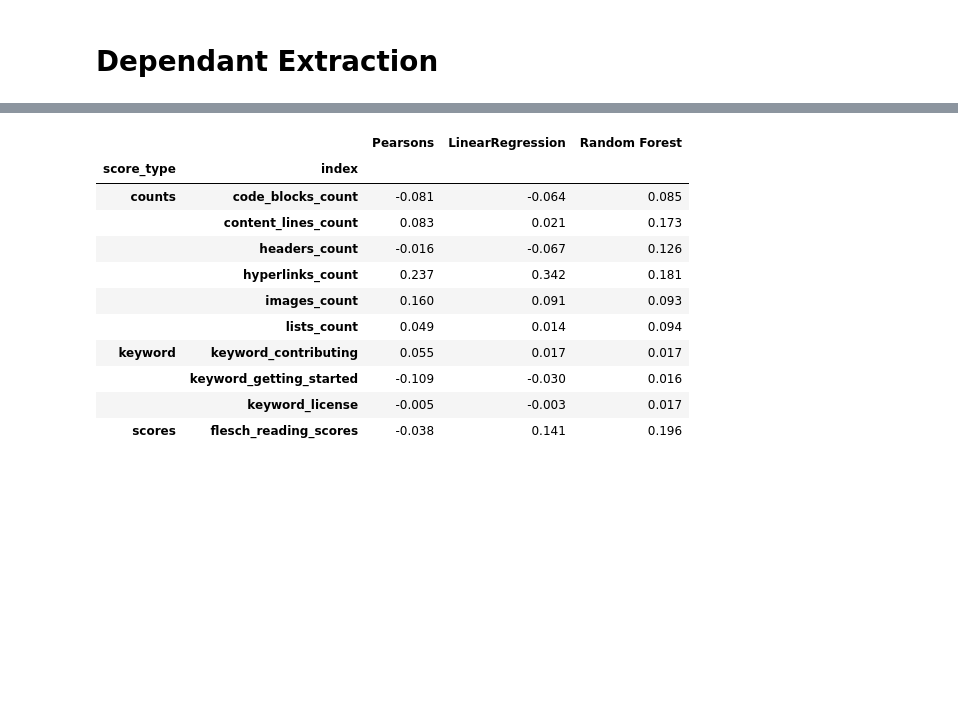
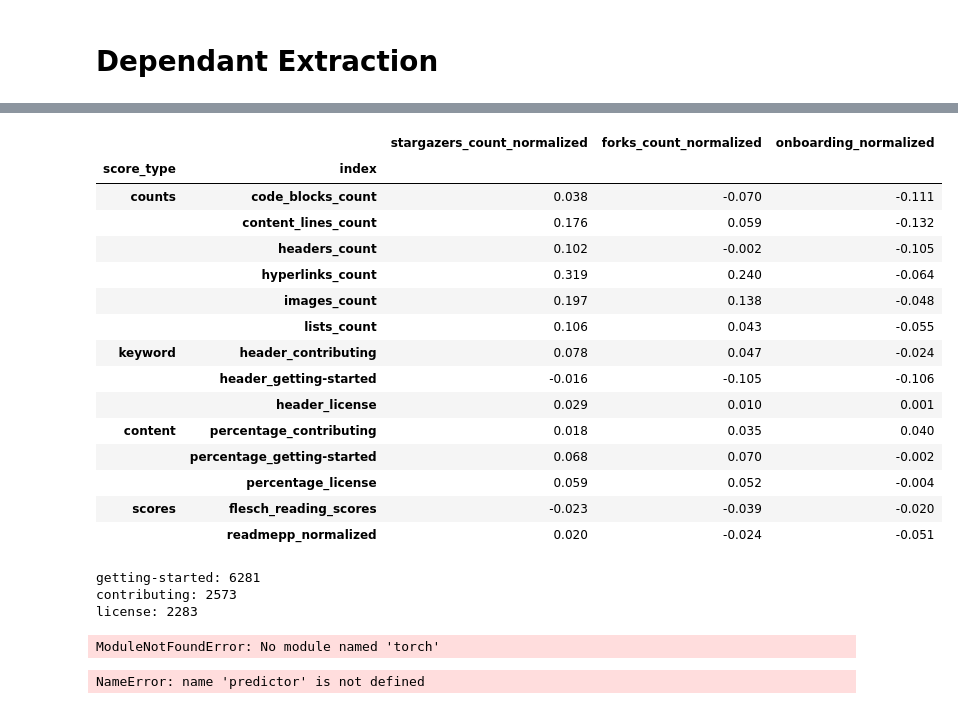
Before and after one commit to enochlev/CS573_Documentation_Quality, a Jupyter notebook: github_parser.ipynb, the cells around one changed output, grey strips where cells are left out. Cells and saved outputs as stored; diff of their text form; code cells hidden in the pictures; blank space fills up the shorter version.

```diff
--- a/github_parser.ipynb
+++ b/github_parser.ipynb
@@ -235,3 +425,11 @@ for index,row in repos_df.iterrows():
             readme_text.append(readme)
     except:
         readme_text.append(None)
+
+repos_df["readme_text"] = readme_text
+repos_df = repos_df.dropna(subset=["readme_text"])
+
+from readmepp import ReadMe
+
+predictor = ReadMe(lang='en')
+predictor.model.to('cuda')
@@ -328,0 +497,2 @@ KeyError: 'contributing'
+# %%
+repos_df["readmepp"] = repos_df["readme_text"].apply(lambda x: predictor.predict(x) if x else None)
@@ -337,10 +595,12 @@ forks_ = np.log1p(repos_df["forks_count"])
 forks_ = (forks_ - forks_.min()) / (forks_.max() - forks_.min())
 repos_df['forks_count_normalized'] = forks_
 
-watchers_ = np.log1p(repos_df["watchers_count"])
-watchers_ = (watchers_ - watchers_.min()) / (watchers_.max() - watchers_.min())
-repos_df['watchers_count_normalized'] = watchers_
+# watchers_ = np.log1p(repos_df["watchers_count"])
+# watchers_ = (watchers_ - watchers_.min()) / (watchers_.max() - watchers_.min())
+# repos_df['watchers_count_normalized'] = watchers_
 
-heurstics = (stars_ + forks_ + watchers_) / 3
+heurstics = repos_df["forks_count"]/repos_df["stargazers_count"]
 heurstics = (heurstics - heurstics.min()) / (heurstics.max() - heurstics.min())
-repos_df['popularity_heurstic'] = heurstics
+repos_df['onboarding_normalized'] = heurstics
+
+repos_df[['readmepp_normalized']] = (repos_df[['readmepp']] - 1)/5
@@ -459,26 +723,56 @@ Random forest feature importance for keyword_license: 0.017
 # %%
 # convert to pands dataframe with mulit index
 # rows is the score type
 # columns is the feature (with subcolumns for each method)
 
 score_df = pd.DataFrame()
 for score_type, score_data in score_dict.items():
     df_sub = pd.DataFrame(score_data).T
     df_sub = df_sub.reset_index()
     df_sub.insert(0, "score_type", score_type)
 
     score_df = pd.concat([score_df, df_sub], axis=0)
-score_df.groupby(["score_type",'index']).mean()
+
+sort_array = [2] * len(content_indenpendant_columns) + [0] * len(count_independent_columns) + [1] * len(keyword_independent_columns) + [3] * len(score_independent_columns)
+df_group = score_df.groupby(["score_type",'index']).mean()
+df_group["sort"] = sort_array
+df_group = df_group.sort_values(by=["sort"]).drop(columns="sort")
+df_group
 # %% [output]
-|  |  | Pearsons | LinearRegression | Random Forest |
+|  |  | stargazers_count_normalized | forks_count_normalized | onboarding_normalized |
 | score_type | index |  |  |  |
-| counts | code_blocks_count | -0.081 | -0.064 | 0.085 |
-|  | content_lines_count | 0.083 | 0.021 | 0.173 |
-|  | headers_count | -0.016 | -0.067 | 0.126 |
-|  | hyperlinks_count | 0.237 | 0.342 | 0.181 |
-|  | images_count | 0.160 | 0.091 | 0.093 |
-|  | lists_count | 0.049 | 0.014 | 0.094 |
-| keyword | keyword_contributing | 0.055 | 0.017 | 0.017 |
-|  | keyword_getting_started | -0.109 | -0.030 | 0.016 |
-|  | keyword_license | -0.005 | -0.003 | 0.017 |
-| scores | flesch_reading_scores | -0.038 | 0.141 | 0.196 |
+| counts | code_blocks_count | 0.038 | -0.070 | -0.111 |
+|  | content_lines_count | 0.176 | 0.059 | -0.132 |
+|  | headers_count | 0.102 | -0.002 | -0.105 |
+|  | hyperlinks_count | 0.319 | 0.240 | -0.064 |
+|  | images_count | 0.197 | 0.138 | -0.048 |
+|  | lists_count | 0.106 | 0.043 | -0.055 |
+| keyword | header_contributing | 0.078 | 0.047 | -0.024 |
+|  | header_getting-started | -0.016 | -0.105 | -0.106 |
+|  | header_license | 0.029 | 0.010 | 0.001 |
+| content | percentage_contributing | 0.018 | 0.035 | 0.040 |
+|  | percentage_getting-started | 0.068 | 0.070 | -0.002 |
+|  | percentage_license | 0.059 | 0.052 | -0.004 |
+| scores | flesch_reading_scores | -0.023 | -0.039 | -0.020 |
+|  | readmepp_normalized | 0.020 | -0.024 | -0.051 |
+# %%
+# repos_df["header_getting-started"].sum()
+# repos_df["header_contributing"].sum()
+# repos_df["header_license"].sum()
+print(f"getting-started: {repos_df['header_getting-started'].sum()}")
+print(f"contributing: {repos_df['header_contributing'].sum()}")
+print(f"license: {repos_df['header_license'].sum()}")
+# %% [output]
+getting-started: 6281
+contributing: 2573
+license: 2283
+# %%
+from readmepp import ReadMe
+
+predictor = ReadMe(lang='en')
+# %% [output]
+ModuleNotFoundError: No module named 'torch'
+# %%
+predictor.predict("hello how are you")
+# %% [output]
+NameError: name 'predictor' is not defined
```
Also changed, not shown: parts of 13 cells of this notebook, 3 other files.
